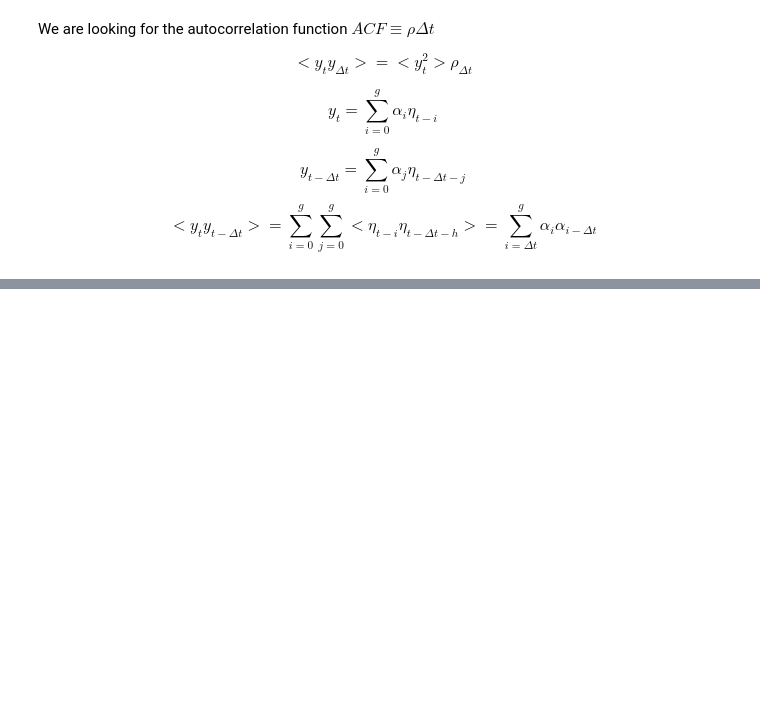
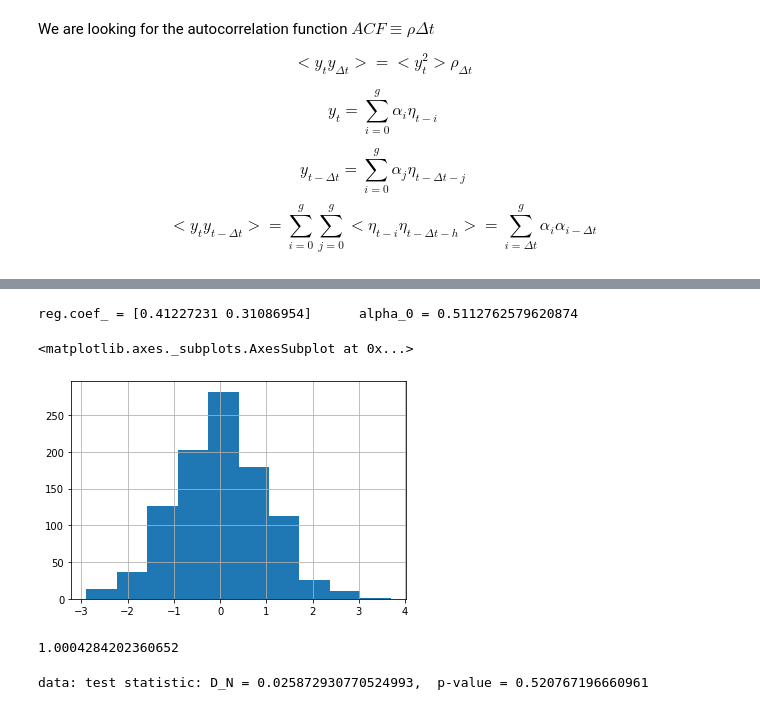
Before and after one commit to Milwa97/Financial-instruments-and-pricing, a Jupyter notebook: semestr II/set 4/exercise2.ipynb, the cells around one changed output, grey strips where cells are left out. Saved outputs shown, nothing was run; the diff lists cells and outputs as text; code cells hidden in the pictures; blank space fills up the shorter version.

```diff
--- a/semestr II/set 4/exercise2.ipynb
+++ b/semestr II/set 4/exercise2.ipynb
@@ -511,0 +429,3 @@ If we take only $a_i$'s such that the roots $|z|>0$, we are left with:
+# %%
+df.drop(['y(t5)', 'y(t4)','y(t3)', 'eps+3', 'eps+4', 'eps+5'], inplace = True, axis = 1)
+df.head()
@@ -511,0 +439,32 @@ If we take only $a_i$'s such that the roots $|z|>0$, we are left with:
+# %%
+q=2
+Y = np.array(df['y(t)'])
+X = np.array(df[['eps+1','eps+2']])
+N = len(Y)
+
+reg = LinearRegression(fit_intercept = False).fit(X, Y)
+df['prediction'] = reg.predict(X)
+
+alpha_0 = np.sqrt(((Y-df['prediction'] )**2).mean())
+df['empirical_noise'] = (Y - prediction)/alpha_0
+
+print("reg.coef_ = {:}\t alpha_0 = {:}".format(reg.coef_, alpha_0) )
+# %% [output]
+reg.coef_ = [0.41227231 0.31086954]      alpha_0 = 0.5112762579620874
+# %%
+df['empirical_noise'].hist()
+# %% [output]
+<matplotlib.axes._subplots.AxesSubplot at 0x...>
+[figure, added]
+# %%
+df['empirical_noise'].std()
+# %% [output]
+1.0004284202360652
+# %%
+from scipy.stats import norm, kstest
+
+D_N, p_value = kstest(df['empirical_noise'], 'norm', args=(0,1))
+
+print("data: test statistic: D_N = {:},  p-value = {:}".format(D_N, p_value) )
+# %% [output]
+data: test statistic: D_N = 0.025872930770524993,  p-value = 0.520767196660961
```
Also changed, not shown: parts of 39 cells of this notebook, 9 other files.
